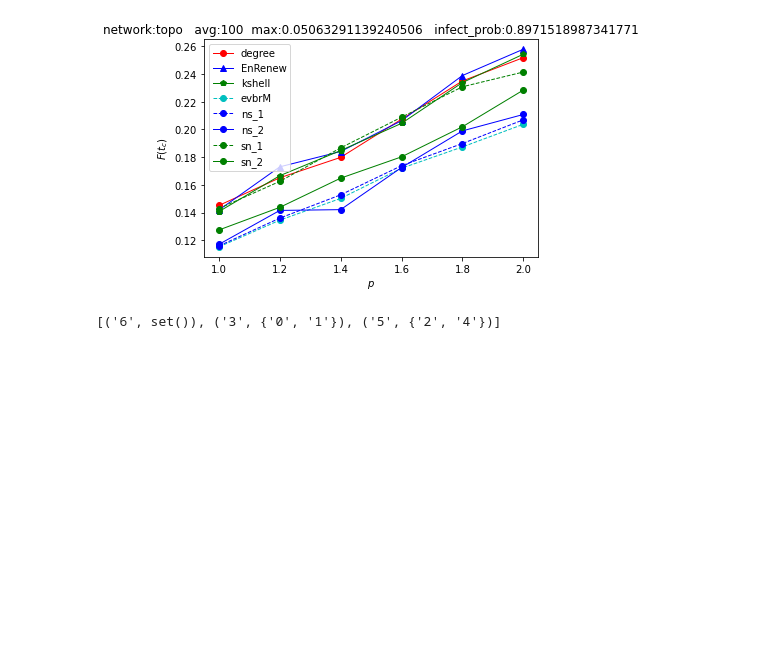
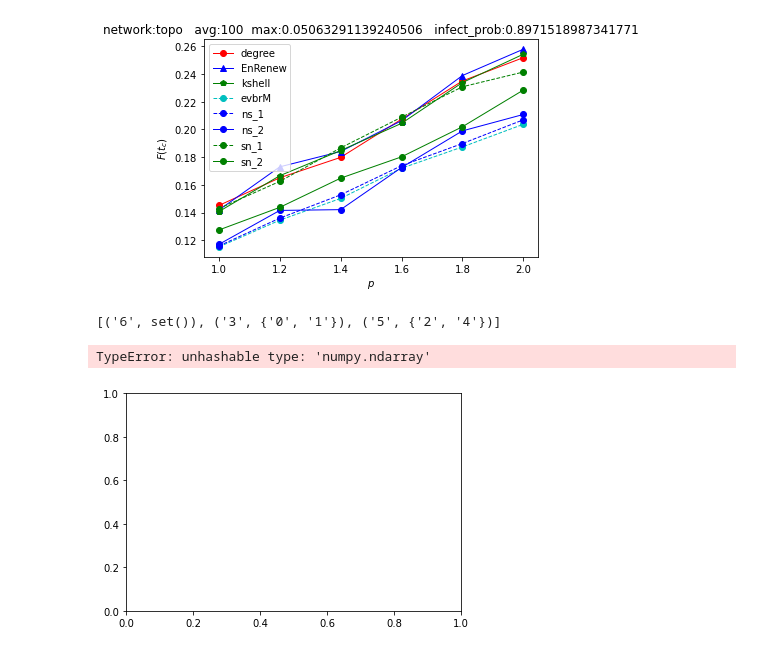
Before and after one commit to odunayo12/Skoltech-PhD-Thesis, a Jupyter notebook: _codes/SIR/Influential-nodes-identification-in-complex-networks-via-information-entropy/experiments and data/defferent_lambda.ipynb, the cells around one changed output. Cells and saved outputs as stored; diff of their text form; code cells hidden in the pictures; blank space fills up the shorter version.

```diff
--- a/_codes/SIR/Influential-nodes-identification-in-complex-networks-via-information-entropy/experiments and data/defferent_lambda.ipynb
+++ b/_codes/SIR/Influential-nodes-identification-in-complex-networks-via-information-entropy/experiments and data/defferent_lambda.ipynb
@@ -18,7 +18,7 @@ import pickle
 # print(nx.number_of_nodes(G), nx.number_of_edges(G))
 
 graph_collections, graph_name = read_graph("./test-graphs")
-G = graph_collections[5]
+G = graph_collections[0]
 # print(graph_name)
 # %% [output]
 {'ABILENE': {'index': 0, 'nodes': 11, 'edges': 14}, 'ABVT': {'index': 1, 'nodes': 23, 'edges': 31}, 'AGIS': {'index': 2, 'nodes': 25, 'edges': 30}, 'ARN.GRAPHML': {'index': 3, 'nodes': 30, 'edges': 29 ...
@@ -92,0 +102,9 @@ df.to_csv(r'raw_ranking.csv', index=False, header=True)
+# %%
+closeness_centrality = closeness_centrality(graph_collections[0])[:max_topk]
+degree_centrality = degree_centrality(graph_collections[0])[:max_topk]
+eigenvector_centrality = eigenvector_centrality(graph_collections[0], weight = "weight")[:max_topk]
+load_centrality = load_centrality(graph_collections[0], weight = "weight")[:max_topk]
+betweenness_centrality = betweenness_centrality(graph_collections[0], weight = "weight")[:max_topk]
+current_flow_betweenness_centrality = current_flow_betweenness_centrality(graph_collections[0], weight = "weight")[:max_topk]
+approximate_current_flow_betweenness_centrality = approximate_current_flow_betweenness_centrality(graph_collections[0], weight = "weight")[:max_topk]
+closeness_centrality
@@ -199,3 +212,40 @@ node_cluster = cluster_optimal_nodes(G, opti_rank)
 node_cluster
 # %% [output]
 [('6', set()), ('3', {'0', '1'}), ('5', {'2', '4'})]
+# %%
+cover_prob = [infect_prob / a/10 for a in range(10, 21, 2)]
+node_count = nx.number_of_nodes(G)
+# %%
+closeness_centrality_result = [(get_sir_result( G, closeness_centrality, topk, avg, infect_prob, a, max_iter)[-1] / node_count) for a in tqdm(cover_prob)]
+degree_centrality_result = [(get_sir_result( G, degree_centrality, topk, avg, infect_prob, a, max_iter)[-1] / node_count) for a in tqdm(cover_prob)]
+eigenvector_centrality_result = [(get_sir_result( G, eigenvector_centrality, topk, avg, infect_prob, a, max_iter)[-1] / node_count) for a in tqdm(cover_prob)]
+load_centrality_result = [(get_sir_result( G, load_centrality, topk, avg, infect_prob, a, max_iter)[-1] / node_count) for a in tqdm(cover_prob)]
+betweenness_centrality_result = [(get_sir_result( G, betweenness_centrality, topk, avg, infect_prob, a, max_iter)[-1] / node_count) for a in tqdm(cover_prob)]
+current_flow_betweenness_centrality_result = [(get_sir_result( G, current_flow_betweenness_centrality, topk, avg, infect_prob, a, max_iter)[-1] / node_count) for a in tqdm(cover_prob)]
+approximate_current_flow_betweenness_centrality_result = [(get_sir_result( G, approximate_current_flow_betweenness_centrality, topk, avg, infect_prob, a, max_iter)[-1] / node_count) for a in tqdm(cover_prob)]
+# betweenness
+# %%
+%matplotlib inline
+# plt.title('network:{}   avg:{}  max:{}   infect_prob:{}'.format(data_file, avg, max_, infect_prob))
+# plt.plot(np.array(range(10, 21, 2)) / 10, degreerank_result, 'r-o', label='degree', linewidth=1.0, )
+# # plt.plot(np.array(range(10, 21, 2)) / 10, degreerank_non_result, 'r--o', label='degree_non', linewidth=1.0, )
+# # plt.plot(np.array(range(10, 21, 2)) / 10, vote_result, 'y-s', label='vote', linewidth=1.0, )
+# # plt.plot(np.array(range(10, 21, 2)) / 10, vote_non_result, 'y--s', label='vote_non', linewidth=1.0, )
+# plt.plot(np.array(range(10, 21, 2)) / 10, newmethod_result, 'b-^', label='EnRenew', linewidth=1.0, )
+# plt.plot(np.array(range(10, 21, 2)) / 10, kshell_result, 'g-p', label='kshell', linewidth=1.0, )
+# # plt.plot(np.array(range(10, 21, 2)) / 10, kshell_non_result, 'g--p', label='kshell_non', linewidth=1.0, )
+plt.plot(np.array(range(10, 21, 2)) / 10, opti_rank, 'c--o', label='evbrM', linewidth=1.0, )
+plt.plot(np.array(range(10, 21, 2)) / 10, closeness_centrality_result, 'b--o', label='ns_1', linewidth=1.0, )
+plt.plot(np.array(range(10, 21, 2)) / 10, degree_centrality_result, 'b-o', label='ns_2', linewidth=1.0, )
+plt.plot(np.array(range(10, 21, 2)) / 10, eigenvector_centrality_result, 'g--o', label='sn_1', linewidth=1.0, )
+plt.plot(np.array(range(10, 21, 2)) / 10, load_centrality_result, 'g-o', label='sn_2', linewidth=1.0, )
+plt.plot(np.array(range(10, 21, 2)) / 10, betweenness_centrality_result, 'b-^', label='EnRenew', linewidth=1.0, )
+plt.plot(np.array(range(10, 21, 2)) / 10, current_flow_betweenness_centrality_result, 'g-p', label='kshell', linewidth=1.0, )
+plt.plot(np.array(range(10, 21, 2)) / 10, approximate_current_flow_betweenness_centrality_result, 'r-o', label='degree', linewidth=1.0, )
+plt.legend(loc="upper left")
+plt.ylabel("$F(t_c)$")
+plt.xlabel('$p$')
+plt.show()
+# %% [output]
+TypeError: unhashable type: 'numpy.ndarray'
+[figure, added]
```
Also changed, not shown: parts of 9 cells of this notebook, 2 other files.
